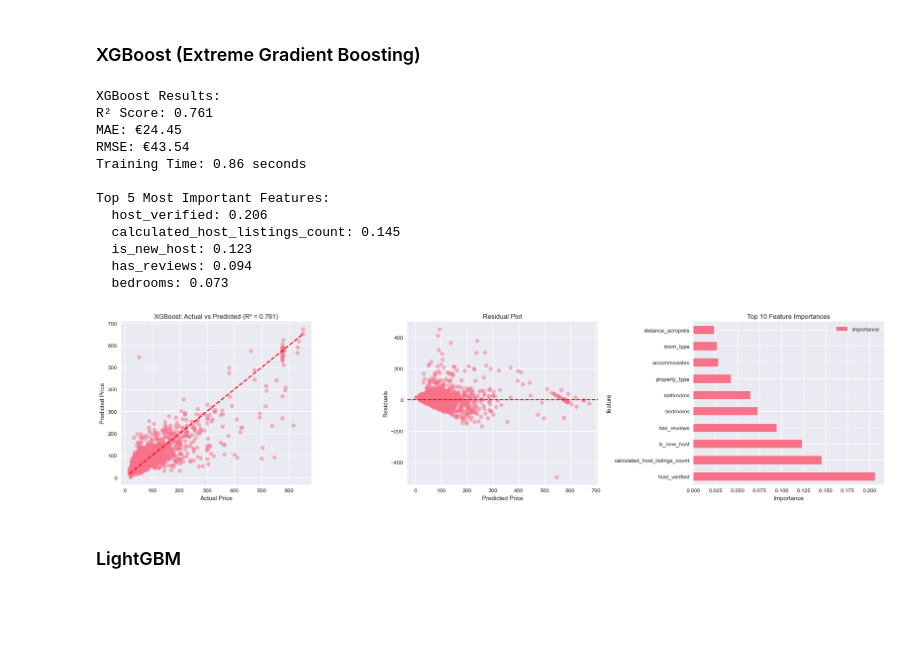
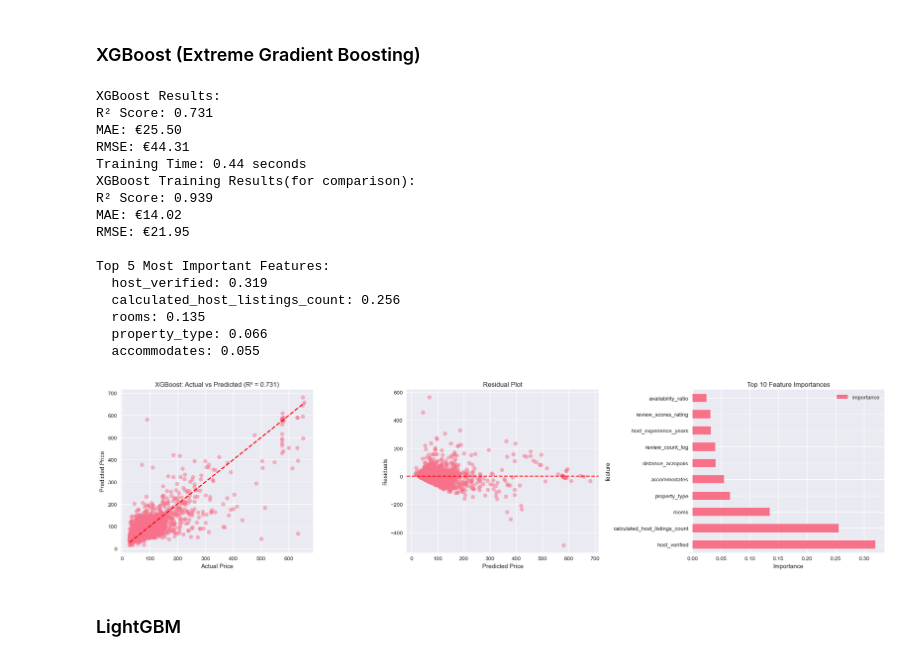
Before and after one commit to Ioannis-Stamatakis/price-prediction-athens-airbnb, a Jupyter notebook: Notebook/model_pipeline_notebook.ipynb, the cells around one changed output. Drawn from its saved outputs; the diff is of its cells as text; code cells hidden in the pictures; blank space fills up the shorter version.

Commit message:
reduced features and changed estimators of XGBoost to address overfitting

```diff
--- a/Notebook/model_pipeline_notebook.ipynb
+++ b/Notebook/model_pipeline_notebook.ipynb
@@ -99,7 +99,7 @@ Name: price, dtype: object
 df['price'] = df['price'].str.replace('[$,]', '', regex=True).astype(float)
 
 # Remove outliers
-q01, q99 = df['price'].quantile([0.005, 0.995])
+q01, q99 = df['price'].quantile([0.05, 0.995])
 
 original_count = len(df)
 df = df[(df['price'] >= q01) & (df['price'] <= q99) & (df['price'] > 0)]
@@ -218,0 +244,11 @@ Name: count, dtype: int64
+# %%
+### Fix Outliers in Rooms Column
+
+print("Before cleaning:")
+print(df['rooms'].value_counts().sort_index())
+
+# Replace rooms > 10 with 2
+df.loc[df['rooms'] > 10, 'rooms'] = 2
+
+print("\nAfter cleaning:")
+print(df['rooms'].value_counts().sort_index())
@@ -247,15 +301,20 @@ model_df = df.copy()
 
 # Define feature sets
 numeric_features = [
-    'accommodates', 'bedrooms', 'beds', 'bathrooms',
-    'minimum_nights', 'maximum_nights', 'calculated_host_listings_count',
+    'accommodates', 'rooms',
+    'calculated_host_listings_count',
     'distance_acropolis', 'host_experience_years',
-    'availability_ratio', 'is_superhost', 'is_instant_bookable',
-    'review_count_log', 'has_reviews', 'review_scores_rating',
-    'is_new_host', 'low_availability', 'host_verified', 'min_nights_category'
+    'availability_ratio', 'host_verified',
+    'review_scores_rating','review_count_log'
 ]
+#Attempt to reduce overfitting by removing features
+#removed 'is_new_host' ,'is_instant_bookable' , 'beds', replaceed 'bedrooms',  'bathrooms',with rooms
+#removed 'minimum_nights', 'maximum_nights',
+#removed cause very imbalanced  'room_type',  'neighbourhood_cleansed' 'has_reviews' 'low_availability'
+#removed  'min_nights_category', 'is_superhost',
 
-categorical_features = ['property_type', 'room_type', 'neighbourhood_cleansed']
+categorical_features = ['property_type']
+#removed categorical features room_type, neighbourhood_cleansed
 
 # Filter available features
 numeric_features = [f for f in numeric_features if f in model_df.columns]
@@ -641,6 +700,17 @@ print(f"MAE: €{xgb_mae:.2f}")
 print(f"RMSE: €{xgb_rmse:.2f}")
 print(f"Training Time: {xgb_time:.2f} seconds")
 
+#Test for overfitting
+xgb_pred_train = xgb_model.predict(X_train_xgb)
+xgb_r2_train = r2_score(y_train, xgb_pred_train)
+xgb_mae_train = mean_absolute_error(y_train, xgb_pred_train)
+xgb_rmse_train = np.sqrt(mean_squared_error(y_train, xgb_pred_train))
+
+print("XGBoost Training Results(for comparison):")
+print(f"R² Score: {xgb_r2_train:.3f}")
+print(f"MAE: €{xgb_mae_train:.2f}")
+print(f"RMSE: €{xgb_rmse_train:.2f}")
+
 # Feature importance
 xgb_feature_importance = pd.DataFrame({
     'feature': all_features,
@@ -653,43 +723,47 @@ for _, row in xgb_feature_importance.head(5).iterrows():
 
 # Visualize results
 fig, axes = plt.subplots(1, 3, figsize=(20, 5))
 
 # Actual vs Predicted
 axes[0].scatter(y_test, xgb_pred, alpha=0.5)
 axes[0].plot([y_test.min(), y_test.max()], [y_test.min(), y_test.max()], 'r--', lw=2)
 axes[0].set_xlabel('Actual Price')
 axes[0].set_ylabel('Predicted Price')
 axes[0].set_title(f'XGBoost: Actual vs Predicted (R² = {xgb_r2:.3f})')
 
 # Residuals
 residuals = y_test - xgb_pred
 axes[1].scatter(xgb_pred, residuals, alpha=0.5)
 axes[1].axhline(y=0, color='r', linestyle='--')
 axes[1].set_xlabel('Predicted Price')
 axes[1].set_ylabel('Residuals')
 axes[1].set_title('Residual Plot')
 
 # Feature importance
 xgb_feature_importance.head(10).plot(x='feature', y='importance', kind='barh', ax=axes[2])
 axes[2].set_title('Top 10 Feature Importances')
 axes[2].set_xlabel('Importance')
 
 plt.tight_layout()
 plt.show()
 # %% [output]
 XGBoost Results:
-R² Score: 0.761
-MAE: €24.45
-RMSE: €43.54
-Training Time: 0.86 seconds
+R² Score: 0.731
+MAE: €25.50
+RMSE: €44.31
+Training Time: 0.44 seconds
+XGBoost Training Results(for comparison):
+R² Score: 0.939
+MAE: €14.02
+RMSE: €21.95
 
 Top 5 Most Important Features:
-  host_verified: 0.206
-  calculated_host_listings_count: 0.145
-  is_new_host: 0.123
-  has_reviews: 0.094
-  bedrooms: 0.073
+  host_verified: 0.319
+  calculated_host_listings_count: 0.256
+  rooms: 0.135
+  property_type: 0.066
+  accommodates: 0.055
-[figure, old version]
+[figure, new version]
 # %% [markdown]
 ### LightGBM
 # %%
```
Also changed, not shown: parts of 20 cells of this notebook.
